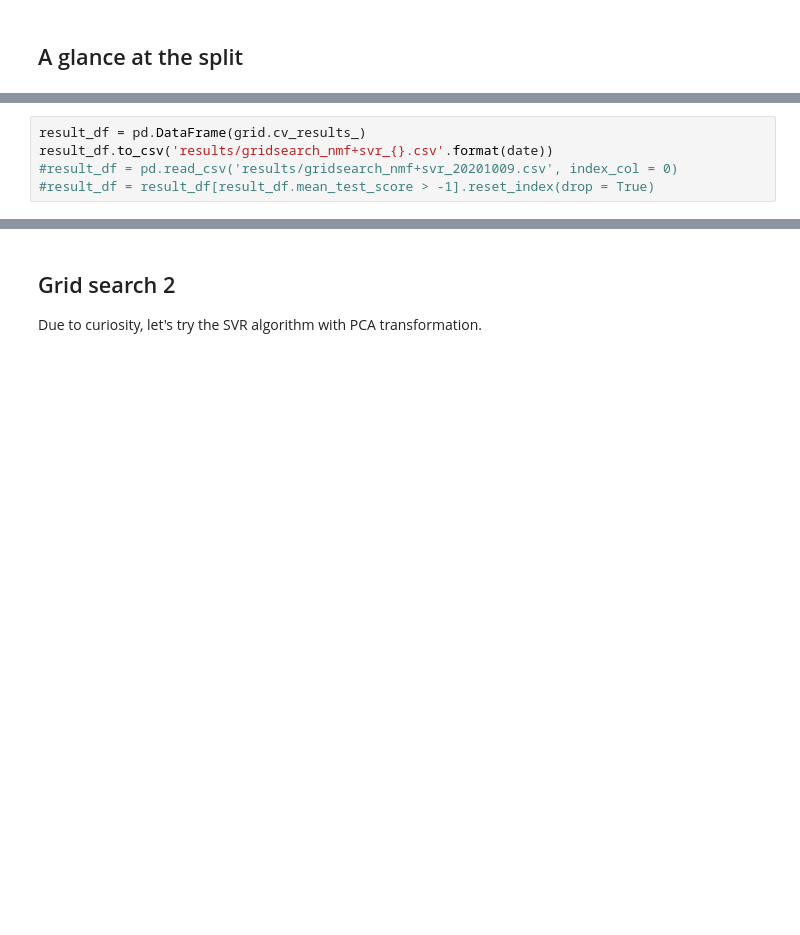
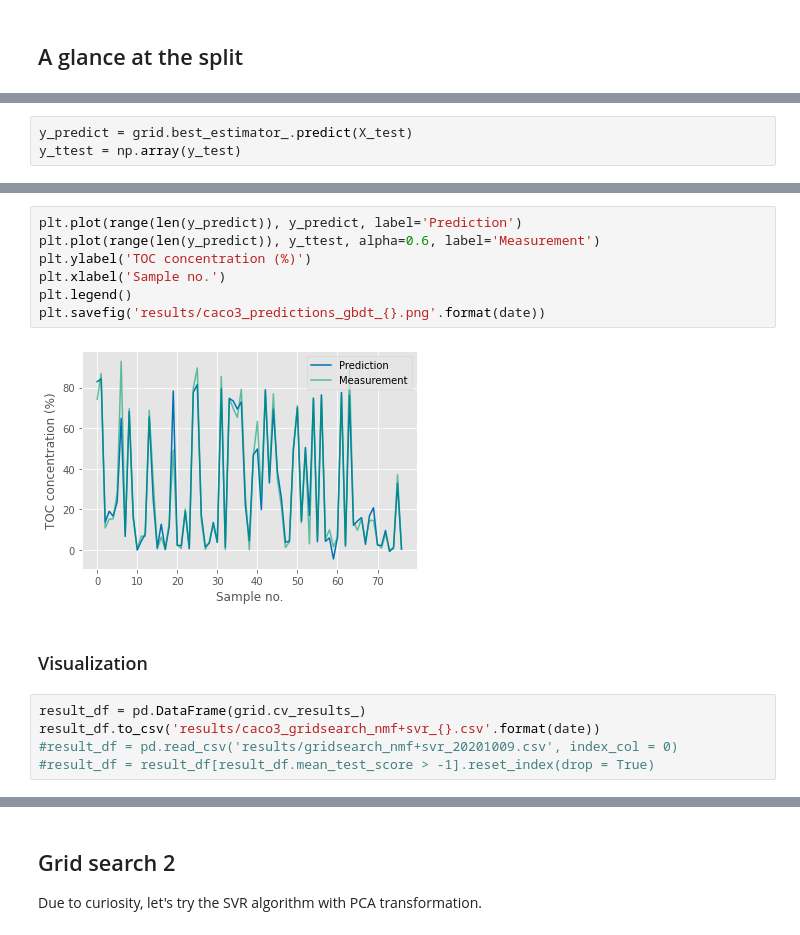
Before and after one commit to dispink/CaCO3_NWP, a Jupyter notebook: build_models_01.ipynb, the cells around one changed output, grey strips where cells are left out. Drawn from its saved outputs; the diff is of its cells as text; blank space fills up the shorter version.

```diff
--- a/build_models_01.ipynb
+++ b/build_models_01.ipynb
@@ -214,0 +178,3 @@ grid.best_estimator_.score(X_test, y_test)
+# %%
+y_predict = grid.best_estimator_.predict(X_test)
+y_ttest = np.array(y_test)
@@ -215,6 +191,17 @@ grid.best_estimator_.score(X_test, y_test)
+# %%
+plt.plot(range(len(y_predict)), y_predict, label='Prediction')
+plt.plot(range(len(y_predict)), y_ttest, alpha=0.6, label='Measurement')
+plt.ylabel('TOC concentration (%)')
+plt.xlabel('Sample no.')
+plt.legend()
+plt.savefig('results/caco3_predictions_gbdt_{}.png'.format(date))
+# %% [output]
+[figure, added]
+# %% [markdown]
+### Visualization
 # %%
 result_df = pd.DataFrame(grid.cv_results_)
-result_df.to_csv('results/gridsearch_nmf+svr_{}.csv'.format(date))
+result_df.to_csv('results/caco3_gridsearch_nmf+svr_{}.csv'.format(date))
 #result_df = pd.read_csv('results/gridsearch_nmf+svr_20201009.csv', index_col = 0)
 #result_df = result_df[result_df.mean_test_score > -1].reset_index(drop = True)
 # %%
```
Also changed, not shown: parts of 30 cells of this notebook, 2 other files.
